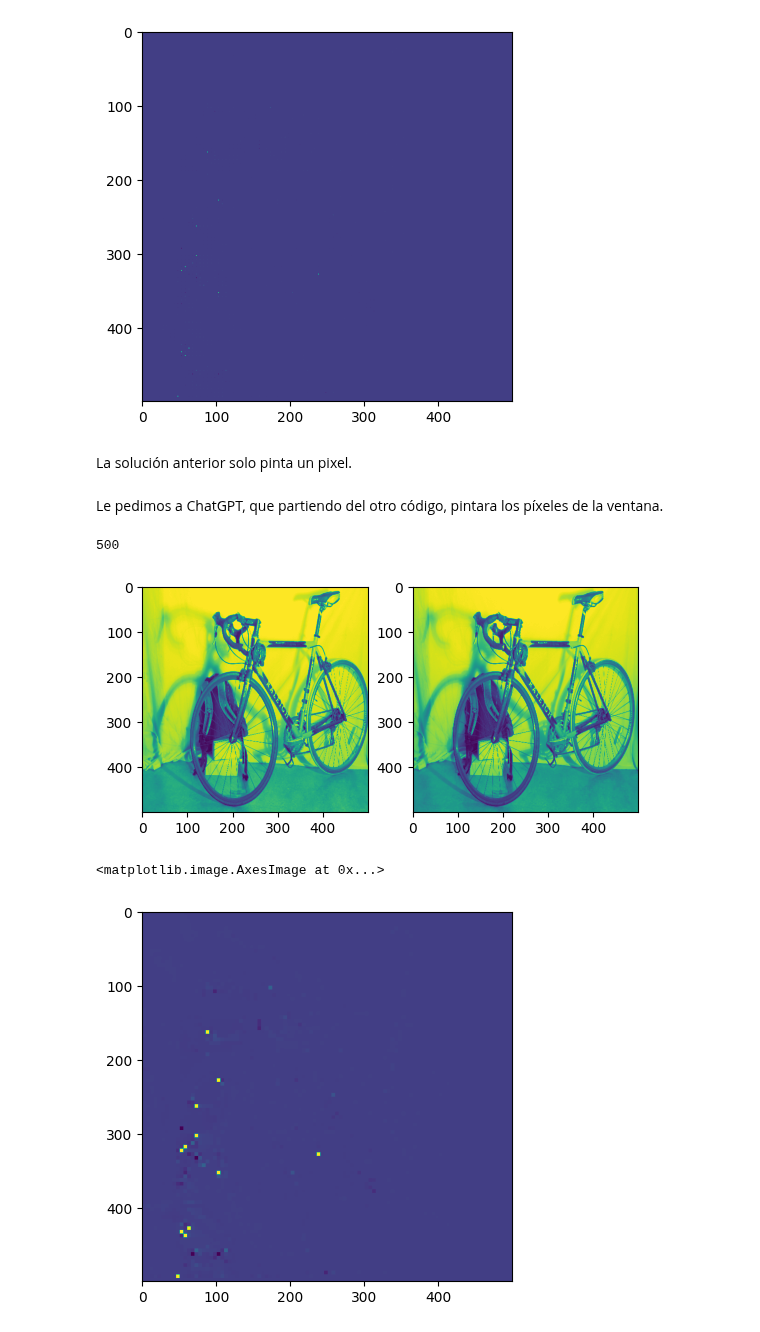
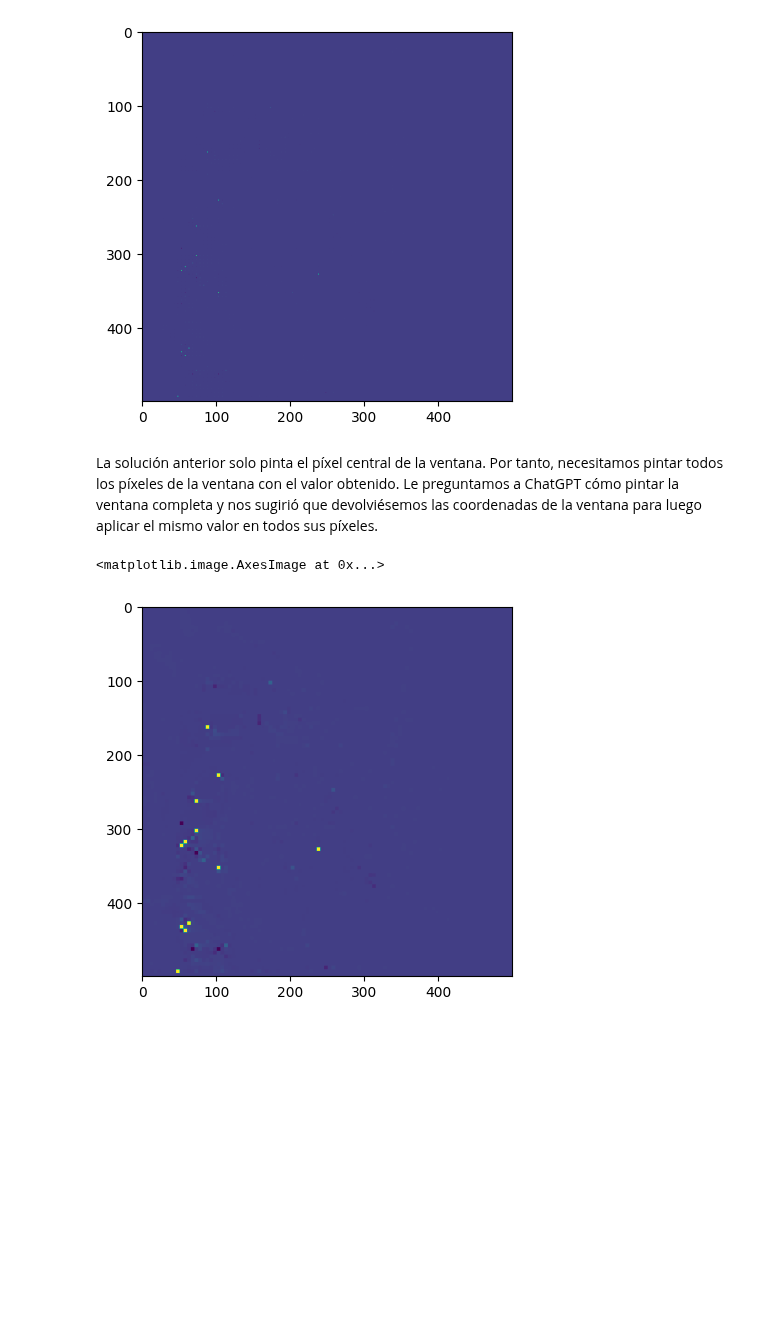
Before and after one commit to lunahernandez/PIAV, a Jupyter notebook: 08/algoritmo.ipynb, the cells around one changed output. Drawn from its saved outputs; the diff is of its cells as text; code cells hidden in the pictures; blank space fills up the shorter version.

```diff
--- a/08/algoritmo.ipynb
+++ b/08/algoritmo.ipynb
@@ -68,58 +76,54 @@ plt.imshow(depth_img)
 <matplotlib.image.AxesImage at 0x...>
 [figure]
 # %% [markdown]
-La solución anterior solo pinta un pixel.
+La solución anterior solo pinta el píxel central de la ventana. Por tanto, necesitamos pintar todos los píxeles de la ventana con el valor obtenido. Le preguntamos a ChatGPT cómo pintar la ventana completa y nos sugirió que devolviésemos las coordenadas de la ventana para luego aplicar el mismo valor en todos sus píxeles.
-# %% [markdown]
-Le pedimos a ChatGPT, que partiendo del otro código, pintara los píxeles de la ventana.
 # %%
+
+def get_feature_descriptor(img, i, j):
+    """Extrae una ventana de la imagen."""
+    x1 = max(0, i - 2)
+    x2 = min(img.shape[1], i + 3)
+
+    y1 = max(0, j - 2)
+    y2 = min(img.shape[0], j + 3)
+
+    mask = img[y1:y2, x1:x2]
+    return mask, x1, x2, y1, y2
+
+
 def compute_depth(img1, img2, baseline, f, doffs):
     depth = new_image_like(img1)
     height, width = img1.shape
     _, width2 = img2.shape
-    values = []
 
-    for i in range(3, width-2, 5):      # columnas
-        for j in range(3, height-2, 5): # filas
-            # ventana centrada en (i, j)
-            x1 = max(0, i - 2)
-            x2 = min(img1.shape[1], i + 3)
-            y1 = max(0, j - 2)
-            y2 = min(img1.shape[0], j + 3)
-
-            f_ij = img1[y1:y2, x1:x2]
+    for i in range(3, width-2, 5):
+        for j in range(3, height-2, 5):
+            f_ij, x1, x2, y1, y2 = get_feature_descriptor(img1, i, j)
             best_score = np.inf
             best_i = np.nan
 
             for i2 in range(3, width2-2):
-                # misma fila j, misma ventana en x alrededor de i2
-                x1_2 = max(0, i2 - 2)
-                x2_2 = min(img2.shape[1], i2 + 3)
-                f_i2j = img2[y1:y2, x1_2:x2_2]
-
+                f_i2j, _, _, _, _ = get_feature_descriptor(img2, i2, j)
                 score = score_feature_match(f_ij, f_i2j)
                 if score < best_score:
                     best_score = score
                     best_i = i2
 
             disparity = i - best_i
             depth_val = baseline * f / (disparity + doffs + EPSILON)
-            # aquí se asigna el mismo valor a toda la ventana
+            # pintamos toda la ventana
             depth[y1:y2, x1:x2] = depth_val
 
     return depth
 
 f= 5299.313
 width=2988
 height=2008
 doffs=174.186
 baseline=177.288 #in mm
-ndisp=180
-p = 1 # CAMBIAR
 EPSILON = 0.000001
 depth_img = compute_depth(img1, img2, baseline, f, doffs)
 plt.imshow(depth_img)
 # %% [output]
-500
+<matplotlib.image.AxesImage at 0x...>
-[figure, old version]
+[figure, new version]
-<matplotlib.image.AxesImage at 0x...>
-[figure, removed]
```
Also changed, not shown: parts of 10 cells of this notebook.
